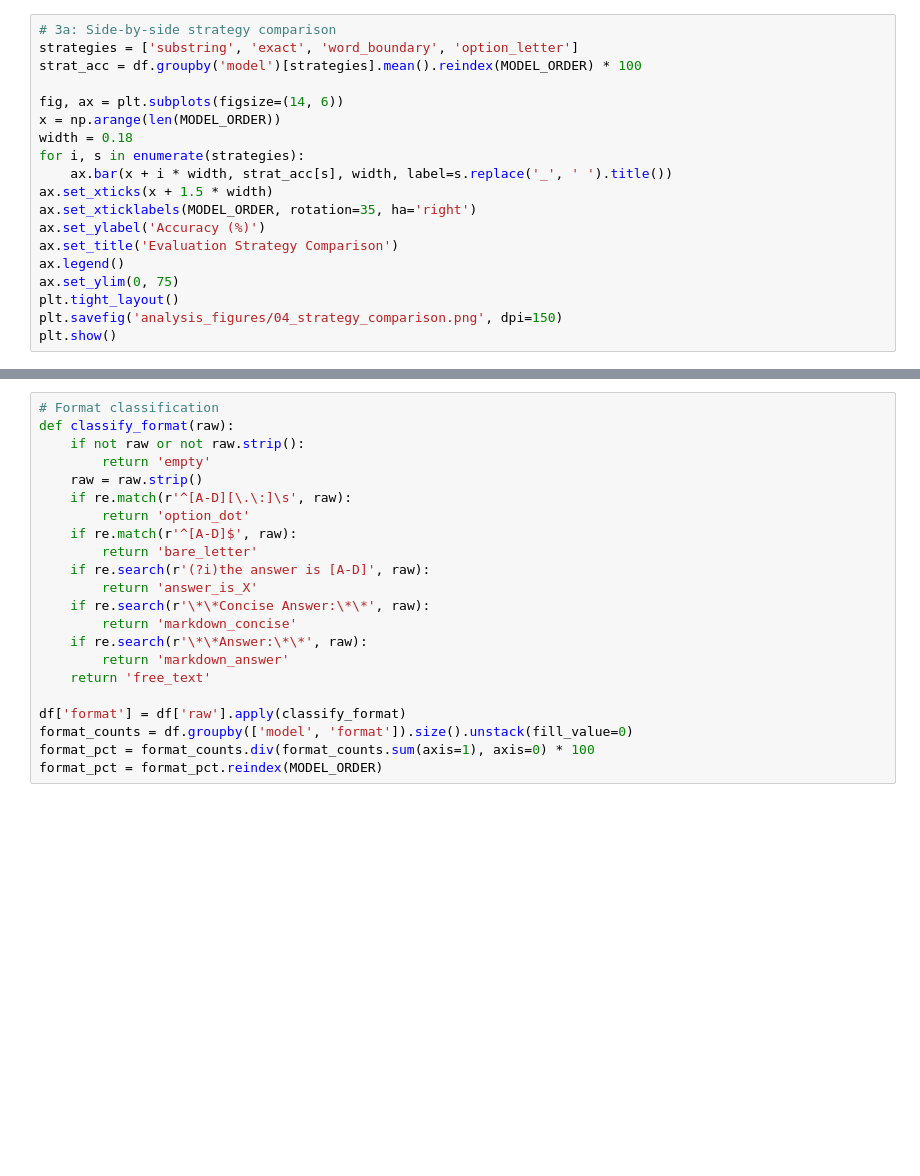
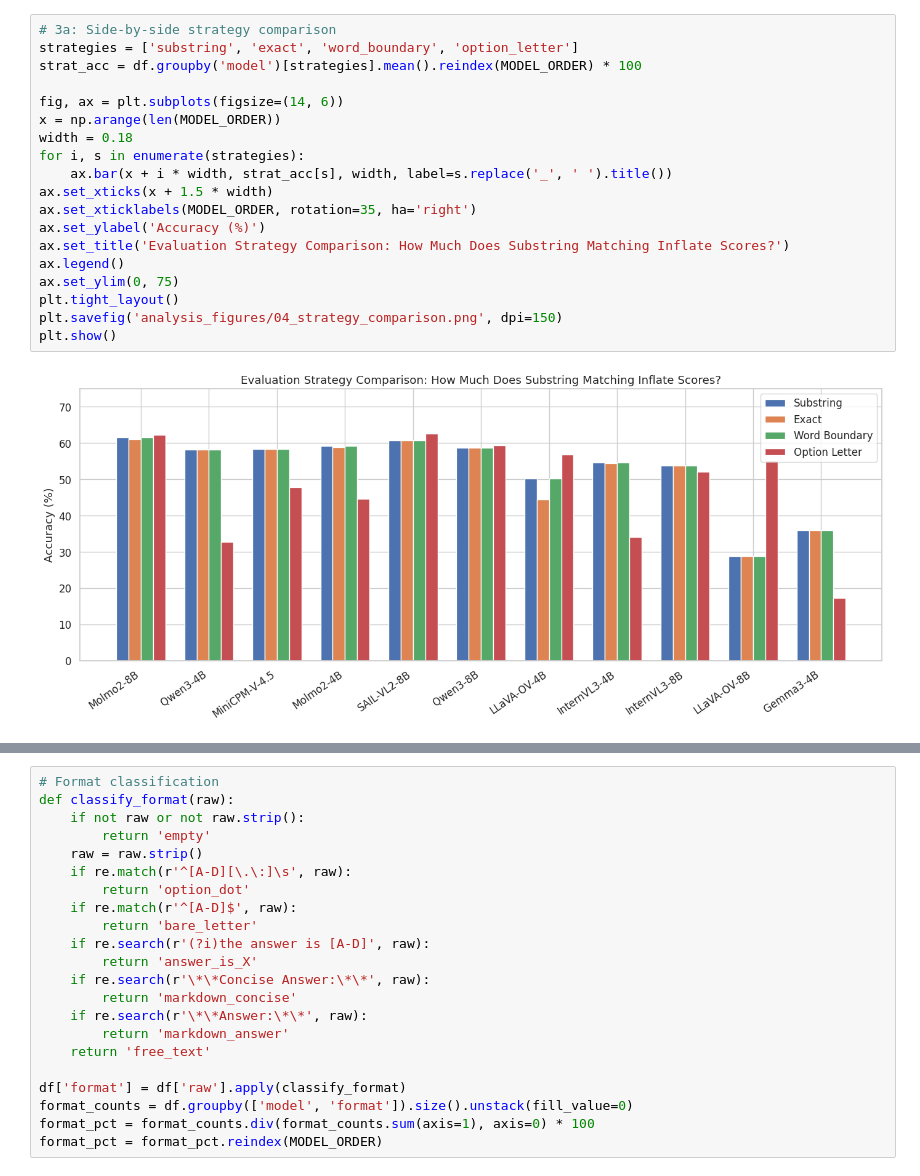
Before and after one commit to BinSpa/SpatialEval_SPSV, a Jupyter notebook: analysis.ipynb, the cells around one changed output, grey strips where cells are left out. Drawn from its saved outputs; the diff is of its cells as text; blank space fills up the shorter version.

```diff
--- a/analysis.ipynb
+++ b/analysis.ipynb
@@ -163,22 +245,24 @@ acc_detail.style.format('{:.1%}').highlight_max(axis=0, color='lightgreen')
 # %%
 # 3a: Side-by-side strategy comparison
 strategies = ['substring', 'exact', 'word_boundary', 'option_letter']
 strat_acc = df.groupby('model')[strategies].mean().reindex(MODEL_ORDER) * 100
 
 fig, ax = plt.subplots(figsize=(14, 6))
 x = np.arange(len(MODEL_ORDER))
 width = 0.18
 for i, s in enumerate(strategies):
     ax.bar(x + i * width, strat_acc[s], width, label=s.replace('_', ' ').title())
 ax.set_xticks(x + 1.5 * width)
 ax.set_xticklabels(MODEL_ORDER, rotation=35, ha='right')
 ax.set_ylabel('Accuracy (%)')
-ax.set_title('Evaluation Strategy Comparison')
+ax.set_title('Evaluation Strategy Comparison: How Much Does Substring Matching Inflate Scores?')
 ax.legend()
 ax.set_ylim(0, 75)
 plt.tight_layout()
 plt.savefig('analysis_figures/04_strategy_comparison.png', dpi=150)
 plt.show()
+# %% [output]
+[figure, added]
 # %%
 # 3b: Delta heatmap (substring - exact)
 delta = df.groupby(['model', 'task']).agg(
```
Also changed, not shown: parts of 47 cells of this notebook, 6 other files.
